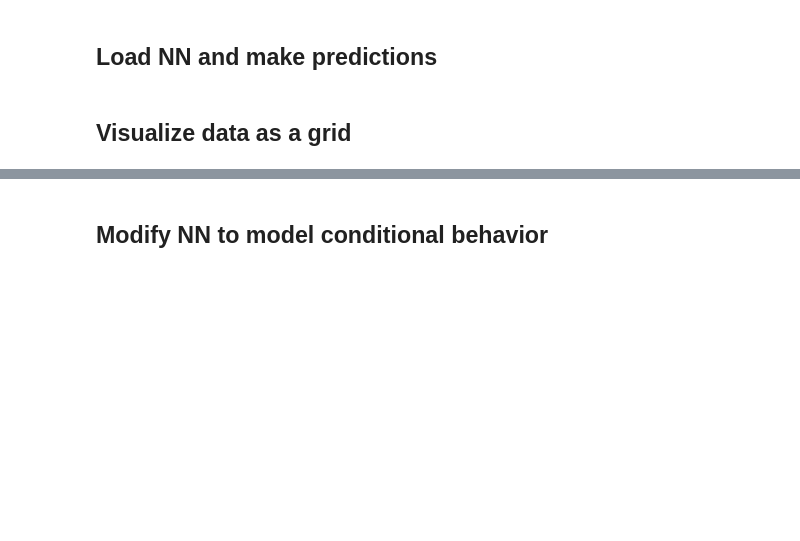
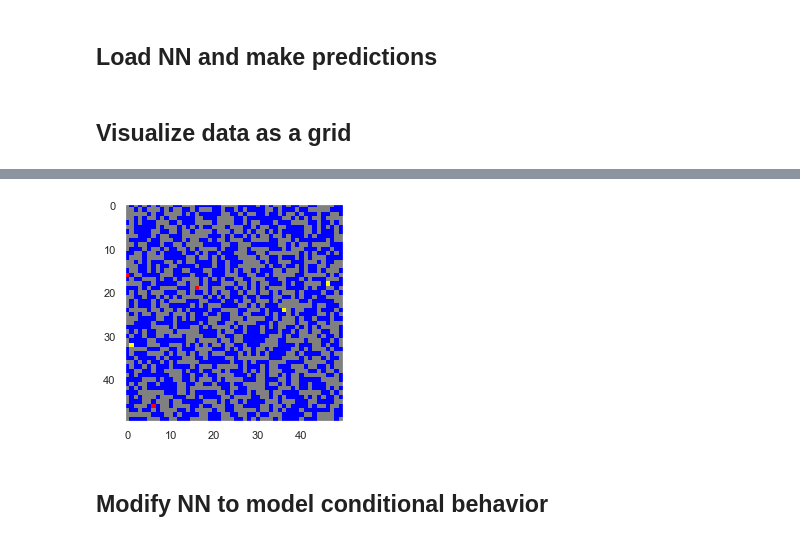
Before and after one commit to ghzhang0/Boulder_2019, a Jupyter notebook: Conditional_behavior.ipynb, the cells around one changed output, grey strips where cells are left out. Cells and saved outputs as stored; diff of their text form; code cells hidden in the pictures; blank space fills up the shorter version.

```diff
--- a/Conditional_behavior.ipynb
+++ b/Conditional_behavior.ipynb
@@ -25,8 +23,7 @@ Ns = [50, 100, 200, 300]
 # %%
 N_ind = 0
 N = Ns[N_ind]
-#print(N)
-#N = 5
+
 errs_all_R = []
 y_bin=[]
 
@@ -40,21 +37,10 @@ for R in Rs[1:]:
     b1 = torch.tensor(np.loadtxt("Data_22july/bias1_{}_{}.dat".format(N, R)), dtype=torch.float32, device=device)
     b2 = torch.tensor(np.loadtxt("Data_22july/bias2_{}_{}.dat".format(N, R)), dtype=torch.float32, device=device)
 
-
     y_pred = f(f(x.mm(w1).add(b1)).mm(w2).add(b2))
     y_pred = y_pred.detach().numpy()
     y_org = y.detach().numpy()
-
-    errs_all = []
-    offsets = [-0.4, -0.3, -0.2, -0.1, 0, 0.1, 0.2, 0.3, 0.4]
-    thresholds = 0.5 + np.array(offsets)
-    for offset in offsets:
-        binary_y = np.round(y_pred-offset)
-        err = np.sum(np.abs(binary_y - y_org))/N**2
-        errs_all.append(err)
     y_bin.append(np.round(y_pred))
-    errs_all_R.append(errs_all)
-    ##'''
 # %% [markdown]
 ## Visualize data as a grid
 # %%
@@ -78,6 +64,10 @@ ax.imshow(data, cmap=cmap, norm=norm)
 ax.grid(False) # no gridlines
 plt.show()
 
-fig.savefig("graphs/pred_50x50x50_Rs_{}.pdf".format(Rs[id_to_check+1]))
+# save ind for the errors of a null model
+r_ids_n, c_ids_n = np.where((data == 1)|(data==2))
+
+# save fugure
+#fig.savefig("graphs/pred_50x50x50_Rs_{}.pdf".format(Rs[id_to_check+1]))
 #sns.clustermap(data, cmap=cmap) # another way to do it?
 # %% [output]
@@ -86,3 +74,4 @@ fig.savefig("graphs/pred_50x50x50_Rs_{}.pdf".format(Rs[id_to_check+1]))
+[figure, added]
 # %% [markdown]
 ## Modify NN to model conditional behavior
 # %%
```
Also changed, not shown: parts of 14 cells of this notebook.
